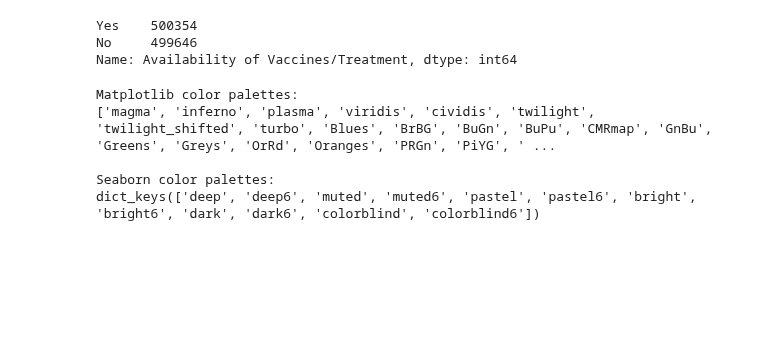
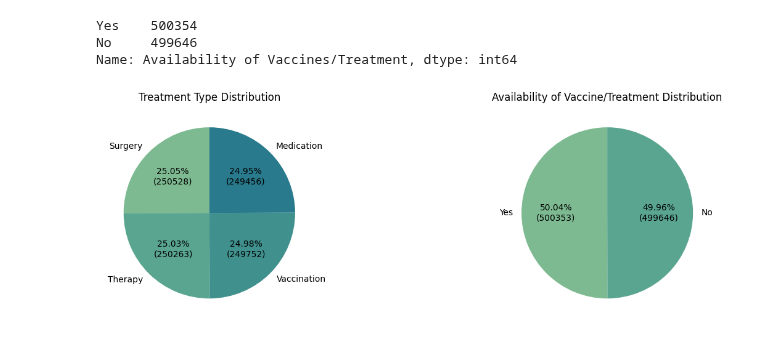
Before and after one commit to Akshay-Paunikar/Statistics_for_Data_Science, a Jupyter notebook: projects/Global_Health_Statistics/globalhealthanalysis.ipynb, the cells around one changed output. Drawn from its saved outputs; the diff is of its cells as text; code cells hidden in the pictures; blank space fills up the shorter version.

```diff
--- a/projects/Global_Health_Statistics/globalhealthanalysis.ipynb
+++ b/projects/Global_Health_Statistics/globalhealthanalysis.ipynb
@@ -282,17 +307,28 @@ ghs['Availability of Vaccines/Treatment'].value_counts()
 Yes    500354
 No     499646
 Name: Availability of Vaccines/Treatment, dtype: int64
-# %%
-# Matplotlib color palettes
-print("Matplotlib color palettes:")
-print(plt.colormaps())
-
-# Seaborn color palettes
-print("\nSeaborn color palettes:")
-print(sns.palettes.SEABORN_PALETTES.keys())
-# %% [output]
-Matplotlib color palettes:
-['magma', 'inferno', 'plasma', 'viridis', 'cividis', 'twilight', 'twilight_shifted', 'turbo', 'Blues', 'BrBG', 'BuGn', 'BuPu', 'CMRmap', 'GnBu', 'Greens', 'Greys', 'OrRd', 'Oranges', 'PRGn', 'PiYG', ' ...
-
-Seaborn color palettes:
-dict_keys(['deep', 'deep6', 'muted', 'muted6', 'pastel', 'pastel6', 'bright', 'bright6', 'dark', 'dark6', 'colorblind', 'colorblind6'])
+# %%
+plt.figure(figsize=(15, 4))
+
+# Treatment Type distribution pie chart
+
+ax1 = plt.subplot2grid((1,2),(0,0))
+treat_type = ghs['Treatment Type'].value_counts()
+
+plt.pie(treat_type, labels=treat_type.index, autopct=lambda p: f'{p:.2f}%\n({int(p * sum(treat_type) / 100)})',
+        startangle=90, colors=sns.color_palette('crest'))
+
+plt.title('Treatment Type Distribution')
+
+# Availability of Vaccine/Treatment pie chart
+
+ax2 = plt.subplot2grid((1,2),(0,1))
+av_trvacc = ghs['Availability of Vaccines/Treatment'].value_counts()
+plt.pie(av_trvacc, labels=av_trvacc.index, autopct=lambda p: f'{p:.2f}%\n({int(p * sum(av_trvacc) / 100)})',
+        startangle=90, colors=sns.color_palette('crest'))
+plt.title('Availability of Vaccine/Treatment Distribution')
+
+plt.tight_layout()
+plt.show()
+# %% [output]
+[figure, added]
```
Also changed, not shown: parts of 1 cell of this notebook.
